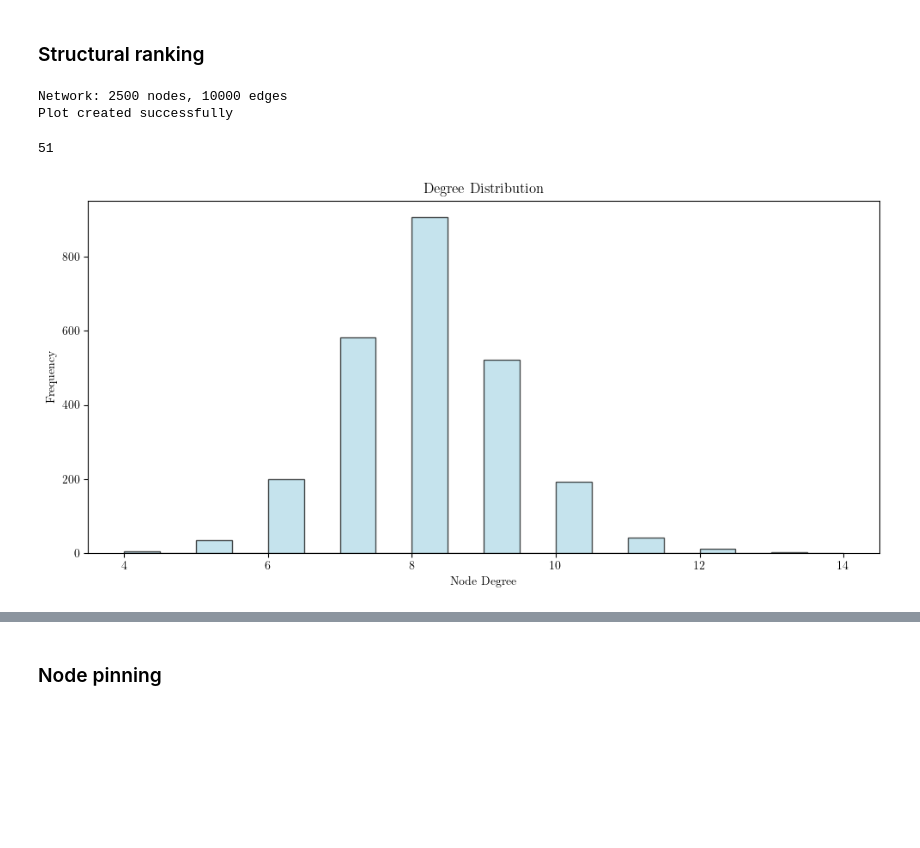
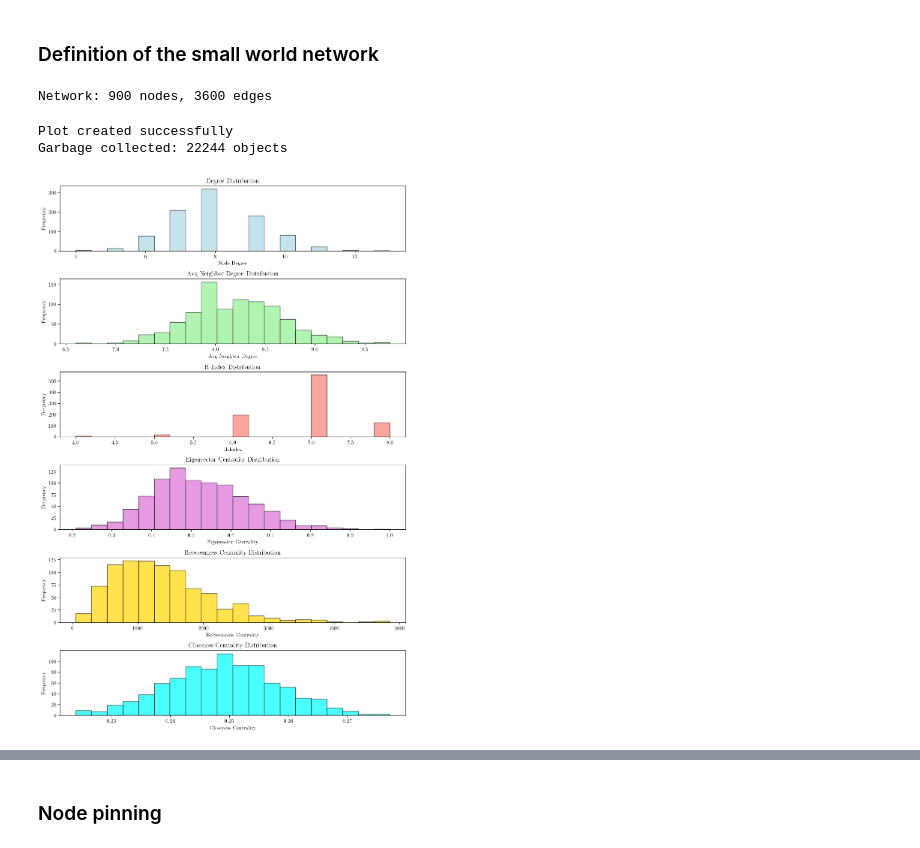
Before and after one commit to mrollier/network_automata_robustness, a Jupyter notebook: manuscript/impact_analysis-figures.ipynb, the cells around one changed output, grey strips where cells are left out. Cells and saved outputs as stored; diff of their text form; code cells hidden in the pictures; blank space fills up the shorter version.

```diff
--- a/manuscript/impact_analysis-figures.ipynb
+++ b/manuscript/impact_analysis-figures.ipynb
@@ -59,14 +66,15 @@ life_like_dict = return_life_like_dict()
-# %% [markdown]
-### Structural ranking
+# %% [markdown]
+### Definition of the small world network
 # %%
 # various networks have different distributions of centrality measures on their nodes
 
 # Create a small-world network using the Watts-Strogatz model
 
 # Parameters
-width = 50                  # Grid size (L x L) WATCH OUT with values, becomes intensive fast. 200 takes 10 minutes
+width = 30                  # Grid size (L x L) WATCH OUT with values, becomes intensive fast. 200 takes 10 minutes
 num_nodes = width**2
 rewiring_prob = 0.2         # Rewiring probability
+p_string = f"{rewiring_prob:.2f}".replace('.', 'p')
 degree = 8
 num_edges = num_nodes*degree//2
 
@@ -80,26 +114,64 @@ small_world_graph.to_undirected()
+# %%
+# Get basic network properties
+print(f"Network: {small_world_graph.vcount()} nodes, {small_world_graph.ecount()} edges")
+
+# Compute degree distribution instead (much faster and safer)
+degrees = small_world_graph.degree()
+avg_neigh_degree = small_world_graph.knn()[0]
+h_index = node_h_indices(small_world_graph)
+eigenvector = small_world_graph.eigenvector_centrality()
+betweenness = small_world_graph.betweenness()
+closeness = small_world_graph.closeness()
+# %% [output]
+Network: 900 nodes, 3600 edges
 # %%
-# Instead of computing centrality (which crashes), let's compute simpler metrics
-import gc
-gc.collect()
+# Create a simple plot
+fig, axs = plt.subplots(6, 1, figsize=(10, 15))
 
-# Get basic network properties
-print(f"Network: {small_world_graph.vcount()} nodes, {small_world_graph.ecount()} edges")
+# degree
+axs[0].hist(degrees, bins=20, color='lightblue', edgecolor='black', alpha=0.7)
+axs[0].set_xlabel('Node Degree')
+axs[0].set_ylabel('Frequency')
+axs[0].set_title('Degree Distribution')
 
-# Compute degree distribution instead (much faster and safer)
-degrees = small_world_graph.degree()
+# avg neighbor degree
+axs[1].hist(avg_neigh_degree, bins=20, color='lightgreen', edgecolor='black', alpha=0.7)
+axs[1].set_xlabel('Avg Neighbor Degree')
+axs[1].set_ylabel('Frequency')
+axs[1].set_title('Avg Neighbor Degree Distribution')
 
-# Create a simple plot
-fig, ax = plt.subplots(1, 1, figsize=(10, 5))
-ax.hist(degrees, bins=20, color='lightblue', edgecolor='black', alpha=0.7)
-ax.set_xlabel('Node Degree')
-ax.set_ylabel('Frequency')
-ax.set_title('Degree Distribution')
+# do the same for h-index
+axs[2].hist(h_index, bins=20, color='salmon', edgecolor='black', alpha=0.7)
+axs[2].set_xlabel('H-Index')
+axs[2].set_ylabel('Frequency')
+axs[2].set_title('H-Index Distribution')
+
+# do the same for eigenvector centrality
+axs[3].hist(eigenvector, bins=20, color='orchid', edgecolor='black', alpha=0.7)
+axs[3].set_xlabel('Eigenvector Centrality')
+axs[3].set_ylabel('Frequency')
+axs[3].set_title('Eigenvector Centrality Distribution')
+
+# repeat for betweenness
+axs[4].hist(betweenness, bins=20, color='gold', edgecolor='black', alpha=0.7)
+axs[4].set_xlabel('Betweenness Centrality')
+axs[4].set_ylabel('Frequency')
+axs[4].set_title('Betweenness Centrality Distribution')
+
+# and for closeness
+axs[5].hist(closeness, bins=20, color='cyan', edgecolor='black', alpha=0.7)
+axs[5].set_xlabel('Closeness Centrality')
+axs[5].set_ylabel('Frequency')
+axs[5].set_title('Closeness Centrality Distribution')
+
+# axs[2].hist(h_index, bins=20, color='salmon', edgecolor='black', alpha=0.7)
 plt.tight_layout()
 
 print("Plot created successfully")
-gc.collect()
+
+collected = gc.collect()
+print(f"Garbage collected: {collected} objects")
 # %% [output]
-Network: 2500 nodes, 10000 edges
 Plot created successfully
+Garbage collected: 22244 objects
-51
-[figure, old version]
+[figure, new version]
```
Also changed, not shown: parts of 12 cells of this notebook.
